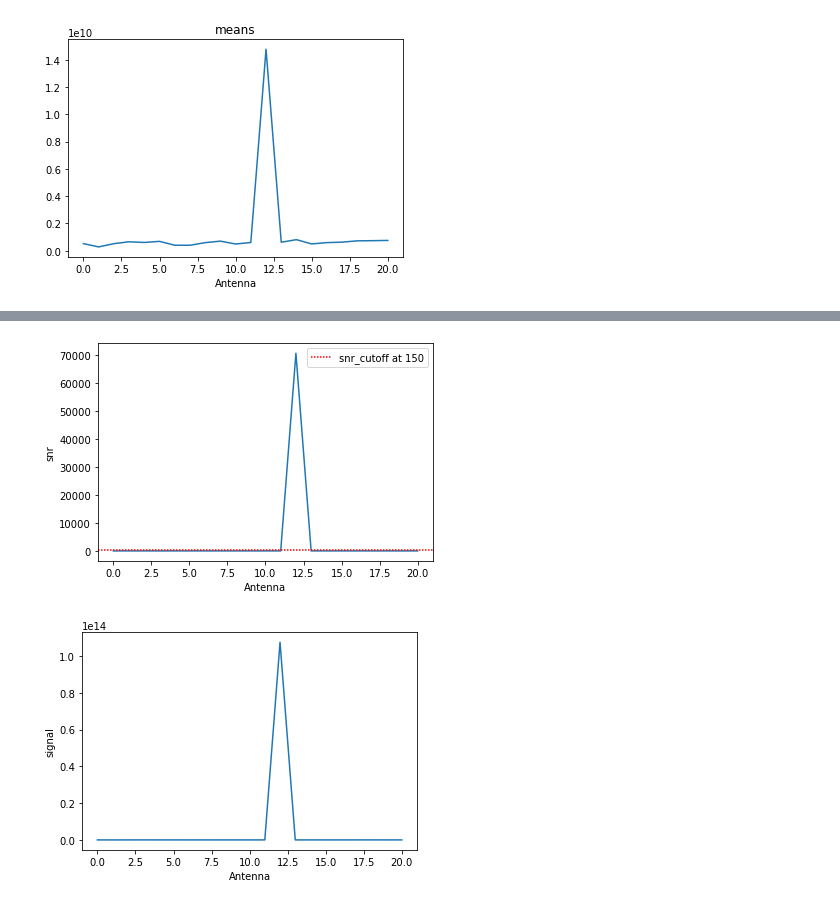
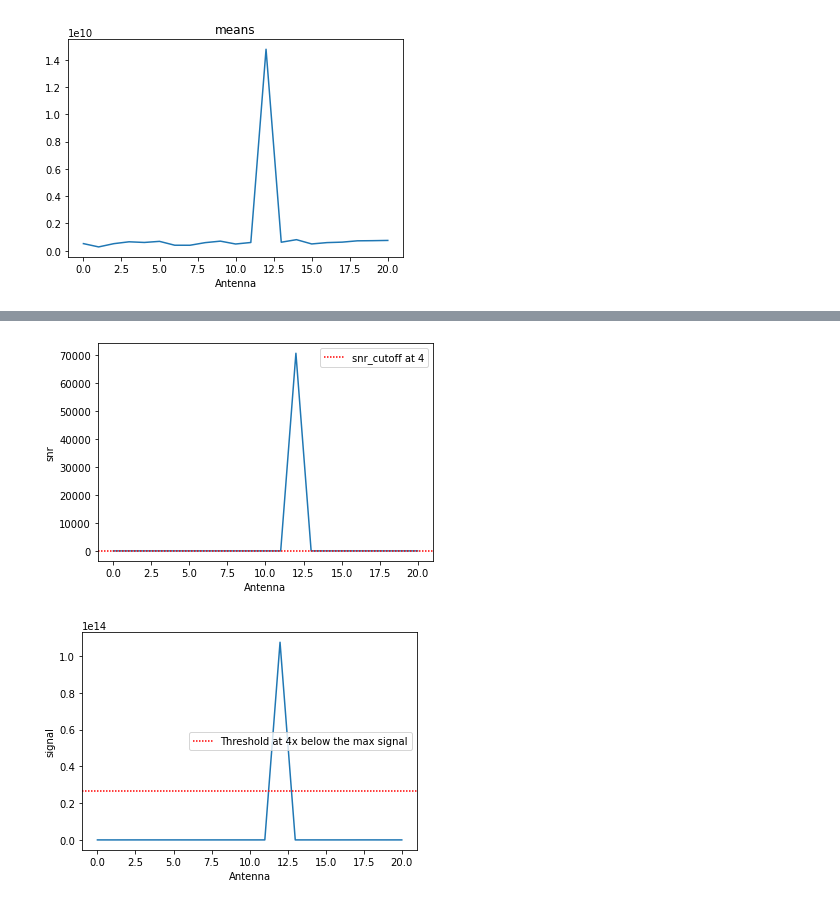
Before and after one commit to talonmyburgh/BL-COSMIC-HighFreq-Search, a Jupyter notebook: stamps/find_high_antennna_power_stamp.ipynb, the cells around one changed output, grey strips where cells are left out. Drawn from its saved outputs; the diff is of its cells as text; code cells hidden in the pictures.

```diff
--- a/stamps/find_high_antennna_power_stamp.ipynb
+++ b/stamps/find_high_antennna_power_stamp.ipynb
@@ -47,7 +50,7 @@ import socket
 hostname = socket.gethostname()
 
 # Get paths to data
-if hostname == "blpc1":
+if (hostname == "blpc1") or (hostname == "blpc2"):
     DATA_PATH = "/datax/scratch/nstieg/"
     # Define which data you want to look at
     BFR_PATH = DATA_PATH + "23A-362.sb43789194.eb44583327.60212.544836180554.9.1.AC.C704.0000.bfr5"
@@ -155,20 +139,23 @@ print(num_above_100x_threshold)
 # %%
 rearranged_antenna_powers = antenna_powers.transpose(2, 0, 1)
 snr_and_signals = pd.DataFrame(np.array([stamp.snr_and_signal(antenna_power) for antenna_power in rearranged_antenna_powers]),
                                    columns=["snr", "signal"])
 
 plt.plot(range(len(snr_and_signals)), snr_and_signals["snr"])
-snr_cutoff = 150
+snr_cutoff = 4
 plt.axhline(snr_cutoff, label=f"snr_cutoff at {snr_cutoff}", dashes=[1, 1, 1, 1], c='r')
 plt.xlabel("Antenna")
 plt.ylabel("snr")
 plt.legend()
 plt.show()
 
 plt.plot(range(len(snr_and_signals)), snr_and_signals["signal"])
+antenna_signal_threshold=4
+plt.axhline(max(snr_and_signals["signal"]) / antenna_signal_threshold, c='r', dashes=[1, 1, 1, 1], label=f"Threshold at {antenna_signal_threshold}x below the max signal")
 plt.xlabel("Antenna")
+plt.legend()
 plt.ylabel("signal")
 plt.show()
 # %% [output]
-[figure, old version]
+[figure, new version]
-[figure, old version]
+[figure, new version]
```
Also changed, not shown: parts of 37 cells of this notebook, 14 other files.
